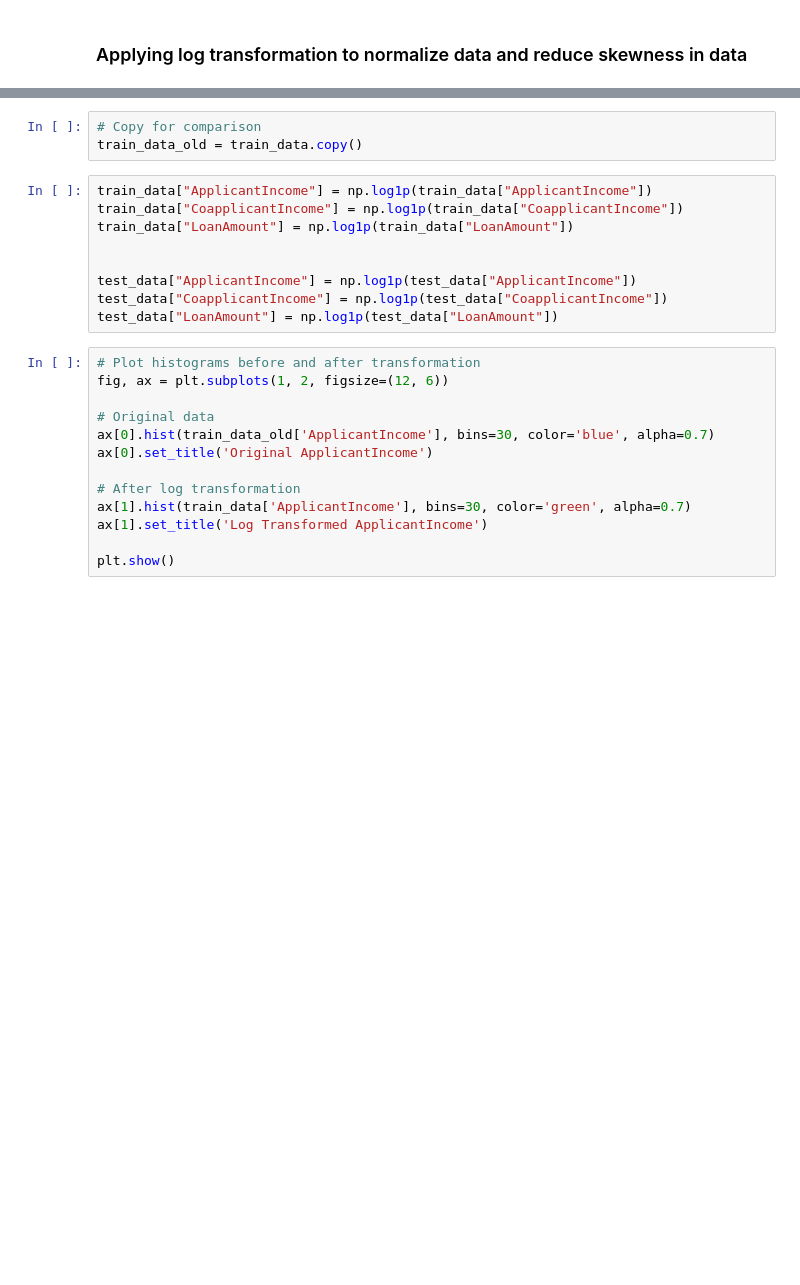
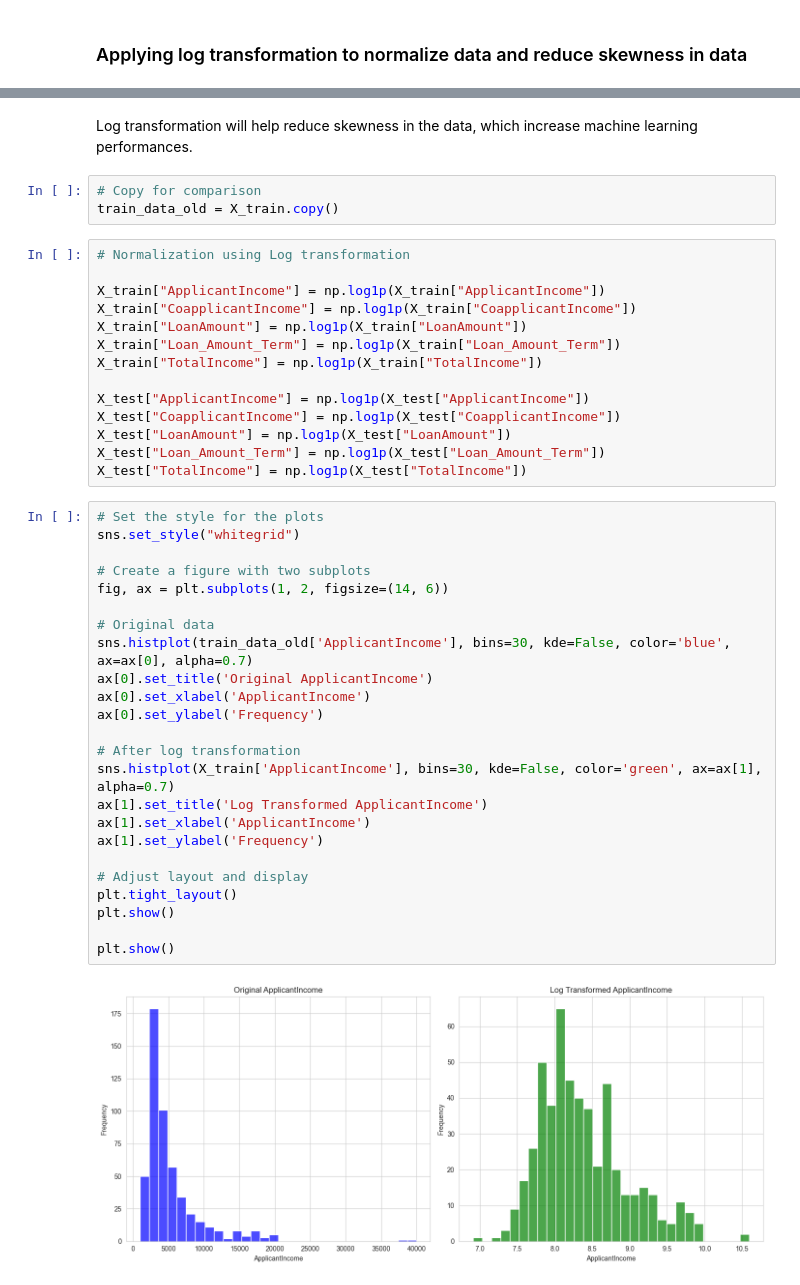
Before and after one commit to NDarayut/Loan-Approval-Prediction-Reimplementation, a Jupyter notebook: notebooks/data_preprocessing.ipynb, the cells around one changed output, grey strips where cells are left out. Saved outputs shown, nothing was run; the diff lists cells and outputs as text; blank space fills up the shorter version.

```diff
--- a/notebooks/data_preprocessing.ipynb
+++ b/notebooks/data_preprocessing.ipynb
@@ -30,26 +91,46 @@ print("Test set: ", len(y_test))
+# %% [markdown]
+Log transformation will help reduce skewness in the data, which increase machine learning performances.
 # %%
 # Copy for comparison
-train_data_old = train_data.copy()
+train_data_old = X_train.copy()
 # %%
-train_data["ApplicantIncome"] = np.log1p(train_data["ApplicantIncome"])
-train_data["CoapplicantIncome"] = np.log1p(train_data["CoapplicantIncome"])
-train_data["LoanAmount"] = np.log1p(train_data["LoanAmount"])
+# Normalization using Log transformation
 
+X_train["ApplicantIncome"] = np.log1p(X_train["ApplicantIncome"])
+X_train["CoapplicantIncome"] = np.log1p(X_train["CoapplicantIncome"])
+X_train["LoanAmount"] = np.log1p(X_train["LoanAmount"])
+X_train["Loan_Amount_Term"] = np.log1p(X_train["Loan_Amount_Term"])
+X_train["TotalIncome"] = np.log1p(X_train["TotalIncome"])
 
-test_data["ApplicantIncome"] = np.log1p(test_data["ApplicantIncome"])
-test_data["CoapplicantIncome"] = np.log1p(test_data["CoapplicantIncome"])
-test_data["LoanAmount"] = np.log1p(test_data["LoanAmount"])
+X_test["ApplicantIncome"] = np.log1p(X_test["ApplicantIncome"])
+X_test["CoapplicantIncome"] = np.log1p(X_test["CoapplicantIncome"])
+X_test["LoanAmount"] = np.log1p(X_test["LoanAmount"])
+X_test["Loan_Amount_Term"] = np.log1p(X_test["Loan_Amount_Term"])
+X_test["TotalIncome"] = np.log1p(X_test["TotalIncome"])
 # %%
-# Plot histograms before and after transformation
-fig, ax = plt.subplots(1, 2, figsize=(12, 6))
+# Set the style for the plots
+sns.set_style("whitegrid")
+
+# Create a figure with two subplots
+fig, ax = plt.subplots(1, 2, figsize=(14, 6))
 
 # Original data
-ax[0].hist(train_data_old['ApplicantIncome'], bins=30, color='blue', alpha=0.7)
+sns.histplot(train_data_old['ApplicantIncome'], bins=30, kde=False, color='blue', ax=ax[0], alpha=0.7)
 ax[0].set_title('Original ApplicantIncome')
+ax[0].set_xlabel('ApplicantIncome')
+ax[0].set_ylabel('Frequency')
 
 # After log transformation
-ax[1].hist(train_data['ApplicantIncome'], bins=30, color='green', alpha=0.7)
+sns.histplot(X_train['ApplicantIncome'], bins=30, kde=False, color='green', ax=ax[1], alpha=0.7)
 ax[1].set_title('Log Transformed ApplicantIncome')
+ax[1].set_xlabel('ApplicantIncome')
+ax[1].set_ylabel('Frequency')
+
+# Adjust layout and display
+plt.tight_layout()
+plt.show()
 
 plt.show()
+# %% [output]
+[figure, added]
 # %%
```
Also changed, not shown: parts of 24 cells of this notebook, 3 other files.
